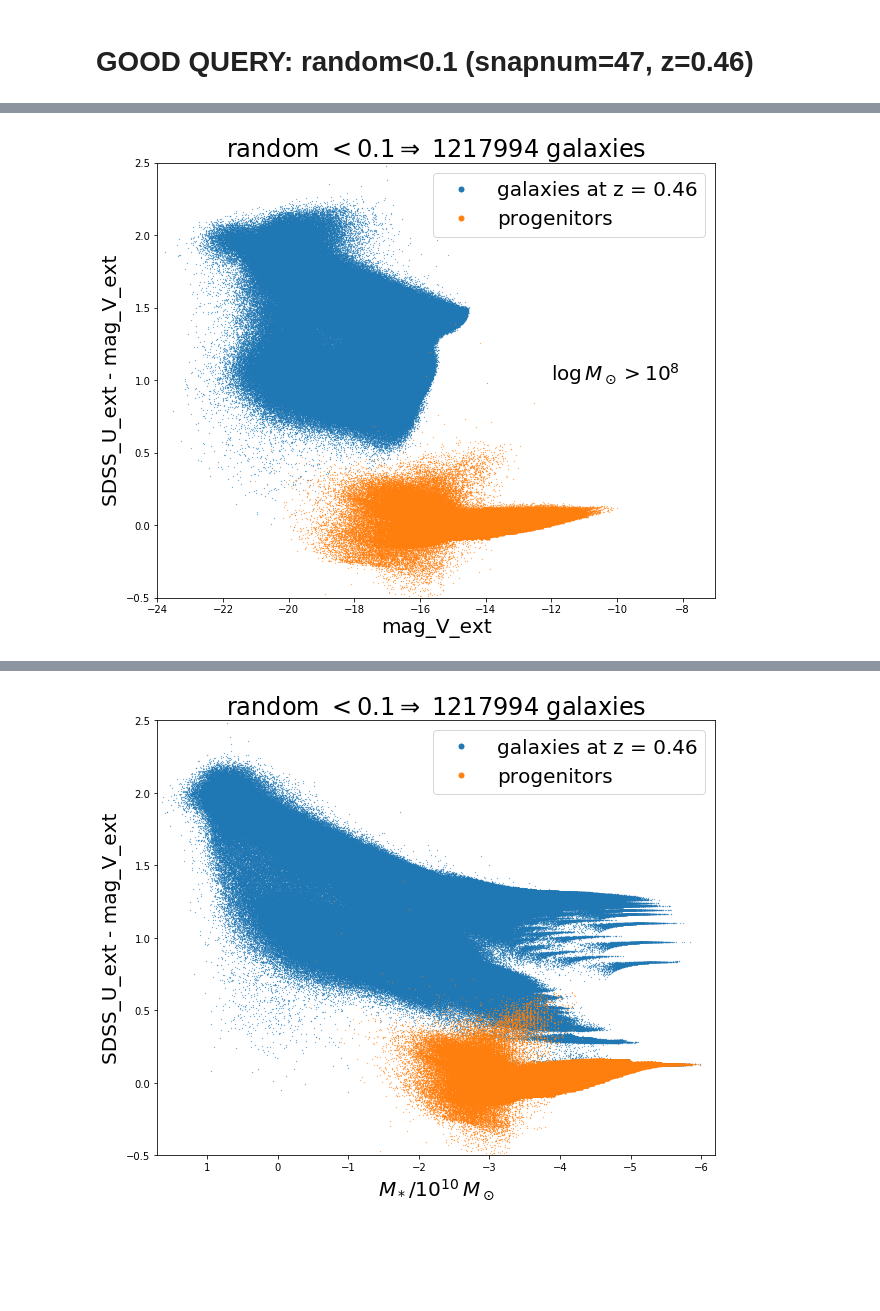
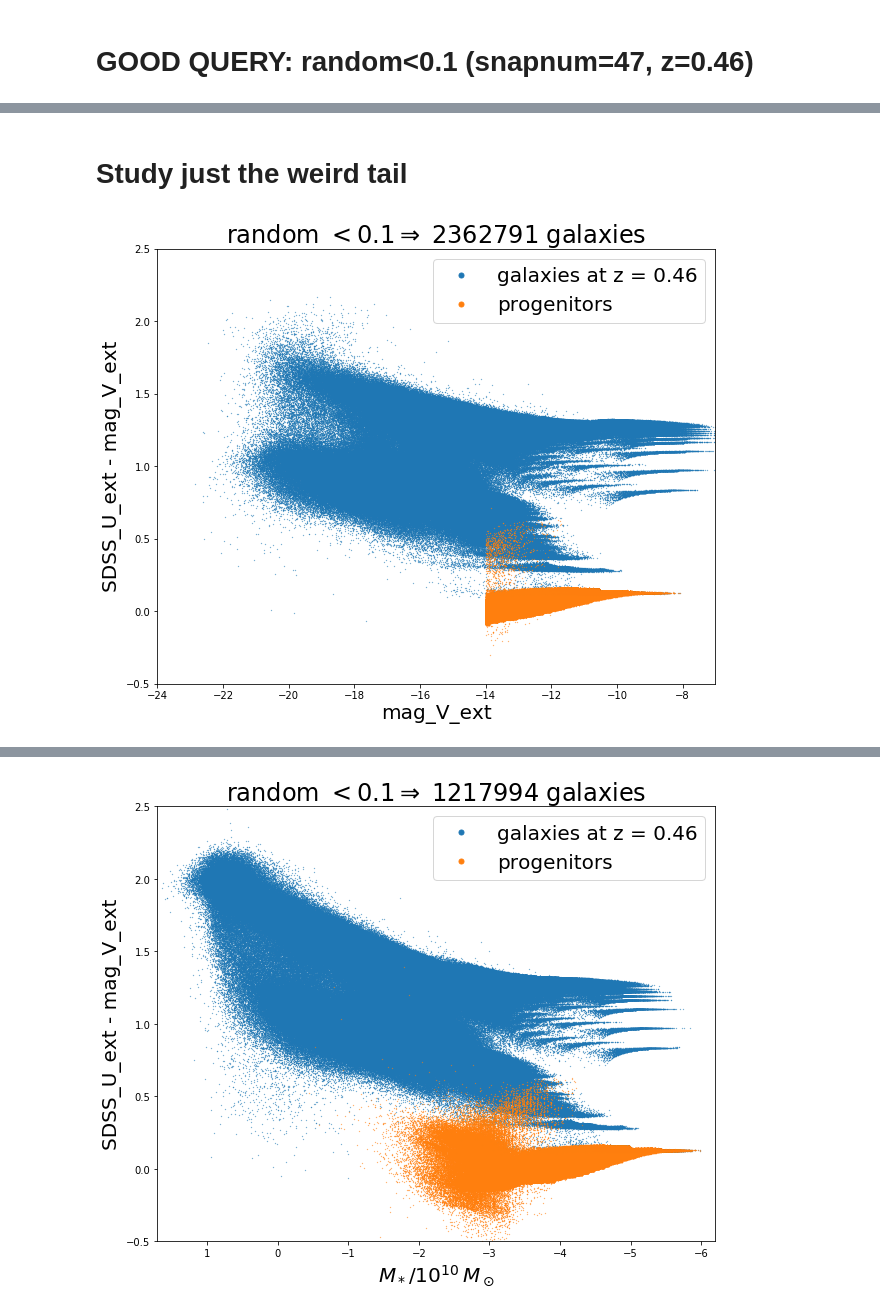
Before and after one commit to GiorgioManzoni/VIPERS_GALFORM, a Jupyter notebook: 005_progenitor.ipynb, the cells around one changed output, grey strips where cells are left out. Cells and saved outputs as stored; diff of their text form; code cells hidden in the pictures; blank space fills up the shorter version.

```diff
--- a/005_progenitor.ipynb
+++ b/005_progenitor.ipynb
@@ -717,30 +753,35 @@ print len(selection[0])
+# %% [markdown]
+# Study just the weird tail
 # %%
 plt.figure(figsize=(10,8))
 
-selection = np.where(np.log10(z_47_rand10['d_stellarmass'])>-2)
-sel_all = np.where(z_47_rand10['d_stellarmass']>0.)
+#selection = np.where(np.log10(z_47_rand10['d_stellarmass'])>-2)
+#sel_all = np.where(z_47_rand10['d_stellarmass']>0.)
 
-plt.plot(z_47_rand10['d_mag_V_ext'][selection],z_47_rand10['d_SDSS_u_ext'][selection]-z_47_rand10['d_mag_V_ext'][selection],'.',markersize=0.5,label='galaxies at z = 0.46')
-plt.plot(z_47_rand10['p_mag_V_ext'][selection],z_47_rand10['p_SDSS_u_ext'][selection]-z_47_rand10['p_mag_V_ext'][selection],'.',markersize=0.5,label='progenitors')
+weird_prog = np.where(z_47_rand10['p_mag_V_ext']>-14)
+
+plt.plot(z_47_rand10['d_mag_V_ext'][weird_prog],z_47_rand10['d_SDSS_u_ext'][weird_prog]-z_47_rand10['d_mag_V_ext'][weird_prog],'.',markersize=0.5,label='galaxies at z = 0.46')
+plt.plot(z_47_rand10['p_mag_V_ext'][weird_prog],z_47_rand10['p_SDSS_u_ext'][weird_prog]-z_47_rand10['p_mag_V_ext'][weird_prog],'.',markersize=0.5,label='progenitors')
 
 #plt.plot(z_47_rand10['d_mag_V_ext'][sel_all],z_47_rand10['d_SDSS_u_ext'][sel_all]-z_47_rand10['d_mag_V_ext'][sel_all],'.',markersize=0.5,label='galaxies at z = 0.46')
 #plt.plot(z_47_rand10['p_mag_V_ext'][sel_all],z_47_rand10['p_SDSS_u_ext'][sel_all]-z_47_rand10['p_mag_V_ext'][sel_all],'.',markersize=0.5,label='progenitors')
 
 
 
 plt.xlabel("mag_V_ext")
 plt.ylabel("SDSS_U_ext - mag_V_ext")
 plt.xlim(-24,-7)
 plt.ylim(-0.5,2.5)
 
-plt.text(-12,1.,r"$\log \, M_\odot > 10^8$")
+#plt.text(-12,1.,r"$\log \, M_\odot > 10^8$")
 
-plt.title(r'random $< 0.1 \Rightarrow$ '+str(len(z_47_rand10[selection]))+' galaxies')
+plt.title(r'random $< 0.1 \Rightarrow$ '+str(len(z_47_rand10[weird_prog]))+' galaxies')
 plt.legend(markerscale=20)
 
-plt.savefig('../plots/005/colmag_progenitor_snap47_r10.png')
+#plt.savefig('../plots/005/colmag_progenitor_snap47_r10.png')
 #plt.savefig('../plots/005/colmag_progenitor_snap47_r10_cut_m2.png')
+#plt.savefig('../plots/005/colmag_progenitor_snap47_r10_WEIRD.png')
 
 plt.show()
 # %% [output]
-[figure, old version]
+[figure, new version]
```
Also changed, not shown: parts of 16 cells of this notebook.
